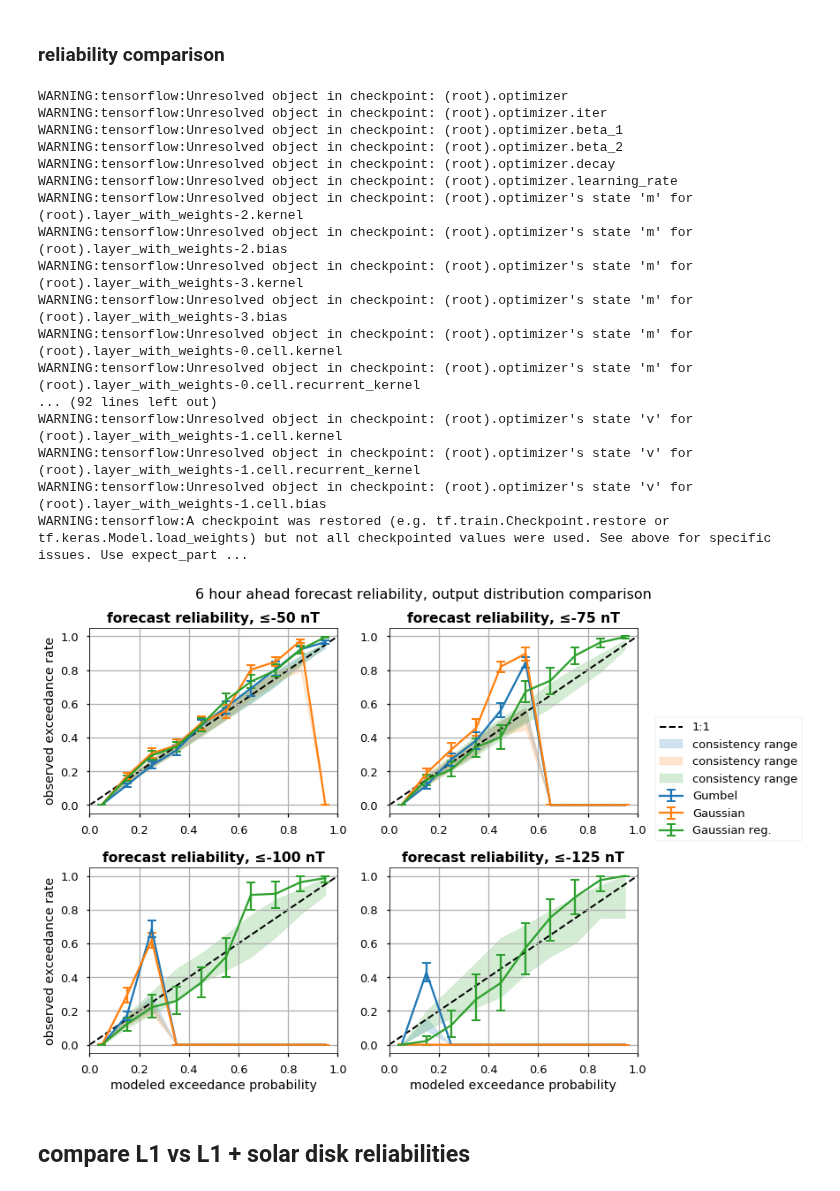
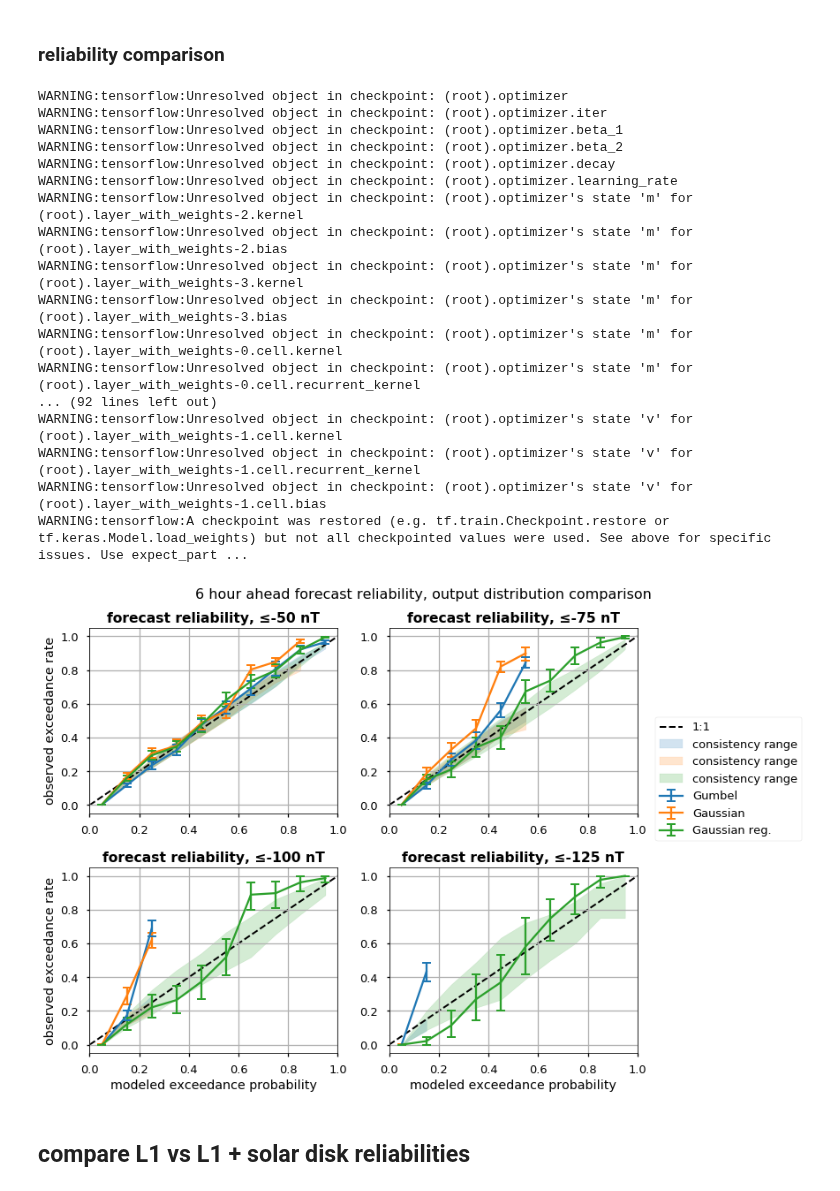
Before and after one commit to sarttiso/spaceweather, a Jupyter notebook: manuscript_figures.ipynb, the cells around one changed output. Cells and saved outputs as stored; diff of their text form; code cells hidden in the pictures.

Commit message:
updated reliability diagram figure to not plot zero for empty bins (instead, just don't plot)

```diff
--- a/manuscript_figures.ipynb
+++ b/manuscript_figures.ipynb
@@ -986,21 +986,16 @@ for jj in range(3):
     # generate output with given output distribution
     t_out, data_out_pred, data_out_arr, loc, scale, ci = forecast_both(lahead, dist=dist[jj])
 
-    obs_exc = np.zeros((nbins, nthres))
-    obs_exc_std = np.zeros((nbins, nthres))
-    obs_exc_lb = np.zeros((nbins, nthres))
-    obs_exc_ub = np.zeros((nbins, nthres))
-
     consist_lb = np.zeros((nbins, nthres))
     consist_ub = np.zeros((nbins, nthres))
     for ii in range(nthres):
-        obs_exc[:, ii], obs_exc_pct, consist_pct = reliability(data_out_pred, data_out_arr,
+        obs_exc, obs_exc_pct, consist_pct = reliability(data_out_pred, data_out_arr,
                                  thres[ii],
                                  bin_edges,
                                  exc=exc,
                                  first=first,
-                                 bootstrap=500)
-        obs_exc_pct = np.abs(obs_exc_pct - obs_exc[:, ii])
+                                 bootstrap=1000)
+        obs_exc_pct = np.abs(obs_exc_pct - obs_exc)
 
     #     consist_pct = consist_pct - bins
         consist_lb[:, ii] = consist_pct[0, :]
@@ -1008,7 +1003,7 @@ for jj in range(3):
 
         # plot current output
         idx = np.unravel_index(ii, ax.shape)
-        ax[idx].errorbar(bins, obs_exc[:,ii],
+        ax[idx].errorbar(bins, obs_exc,
                          yerr=obs_exc_pct,
                          capsize=5, capthick=2, label=cost[jj], color=c[jj,:])
         ax[idx].fill_between(bins, consist_lb[:,ii], consist_ub[:,ii], color=c[jj,:], alpha=0.2, zorder=0.5, label='consistency range')
@@ -1021,34 +1016,34 @@ for ii in range(nthres):
     ax[idx].plot([0, 1], [0, 1], color='k', linestyle='--', linewidth=2, zorder=0.5, label='1:1')
 
 ax[0,1].legend(loc='upper left', bbox_to_anchor=(1.05, 0.55))
 ax[0, 0].set_ylabel('observed exceedance rate')
 ax[1, 0].set_ylabel('observed exceedance rate')
 ax[1, 0].set_xlabel('modeled exceedance probability')
 ax[1, 1].set_xlabel('modeled exceedance probability')
 fig.suptitle('6 hour ahead forecast reliability, output distribution comparison', fontsize=16)
 # plt.tight_layout()
 plt.savefig('figures/est_forecast_reliability_distcompare_t+6.png', format='png', dpi=300, bbox_inches='tight')
 plt.savefig('figures/est_forecast_reliability_distcompare_t+6.pdf', format='pdf', bbox_inches='tight')
 plt.show()
 # %% [output]
 WARNING:tensorflow:Unresolved object in checkpoint: (root).optimizer
 WARNING:tensorflow:Unresolved object in checkpoint: (root).optimizer.iter
 WARNING:tensorflow:Unresolved object in checkpoint: (root).optimizer.beta_1
 WARNING:tensorflow:Unresolved object in checkpoint: (root).optimizer.beta_2
 WARNING:tensorflow:Unresolved object in checkpoint: (root).optimizer.decay
 WARNING:tensorflow:Unresolved object in checkpoint: (root).optimizer.learning_rate
 WARNING:tensorflow:Unresolved object in checkpoint: (root).optimizer's state 'm' for (root).layer_with_weights-2.kernel
 WARNING:tensorflow:Unresolved object in checkpoint: (root).optimizer's state 'm' for (root).layer_with_weights-2.bias
 WARNING:tensorflow:Unresolved object in checkpoint: (root).optimizer's state 'm' for (root).layer_with_weights-3.kernel
 WARNING:tensorflow:Unresolved object in checkpoint: (root).optimizer's state 'm' for (root).layer_with_weights-3.bias
 WARNING:tensorflow:Unresolved object in checkpoint: (root).optimizer's state 'm' for (root).layer_with_weights-0.cell.kernel
 WARNING:tensorflow:Unresolved object in checkpoint: (root).optimizer's state 'm' for (root).layer_with_weights-0.cell.recurrent_kernel
 ... (92 lines left out)
 WARNING:tensorflow:Unresolved object in checkpoint: (root).optimizer's state 'v' for (root).layer_with_weights-1.cell.kernel
 WARNING:tensorflow:Unresolved object in checkpoint: (root).optimizer's state 'v' for (root).layer_with_weights-1.cell.recurrent_kernel
 WARNING:tensorflow:Unresolved object in checkpoint: (root).optimizer's state 'v' for (root).layer_with_weights-1.cell.bias
 WARNING:tensorflow:A checkpoint was restored (e.g. tf.train.Checkpoint.restore or tf.keras.Model.load_weights) but not all checkpointed values were used. See above for specific issues. Use expect_part ...
-[figure, old version]
+[figure, new version]
 # %% [markdown]
 ## compare L1 vs L1 + solar disk reliabilities
 # %%
```
Also changed, not shown: 2 other files.
